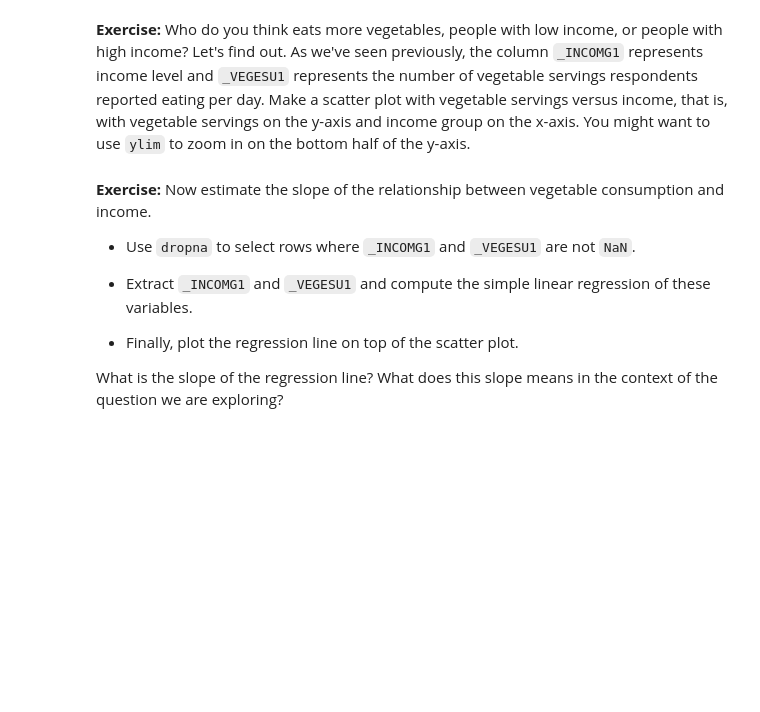
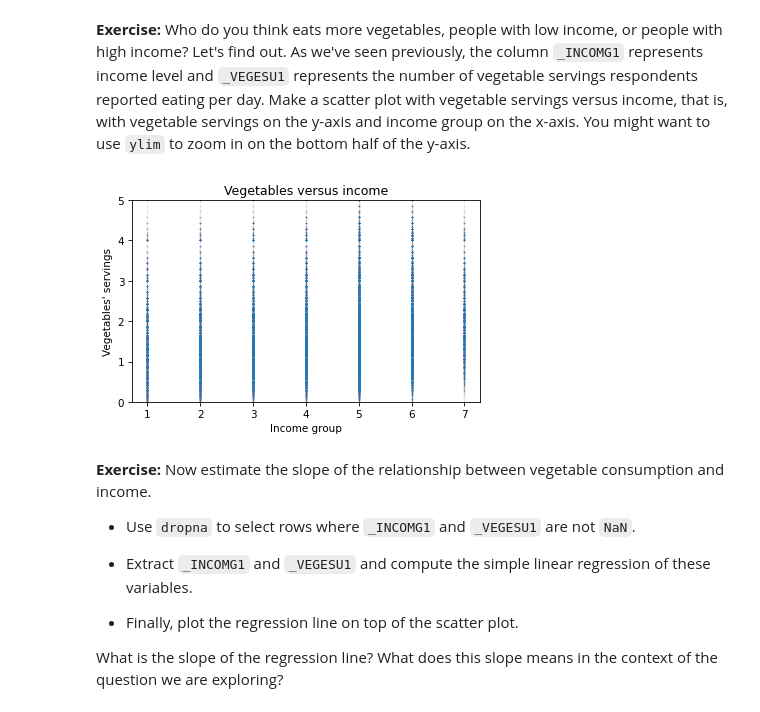
Before and after one commit to davidecaste/elem_data_analysis, a Jupyter notebook: 09_relationships.ipynb, the cells around one changed output. Saved outputs shown, nothing was run; the diff lists cells and outputs as text; code cells hidden in the pictures; blank space fills up the shorter version.

```diff
--- a/09_relationships.ipynb
+++ b/09_relationships.ipynb
@@ -838,3 +858,18 @@ You might want to use `ylim` to zoom in on the bottom half of the y-axis.
+# %%
+# Solution goes here
+
+income = brfss['_INCOMG1']
+veges = brfss['_VEGESU1']
+
+plt.plot(income, veges, 'o',
+         alpha=0.01, markersize=0.5)
+
+plt.ylabel("Vegetables' servings")
+plt.ylim([0,5])
+plt.xlabel('Income group')
+plt.title('Vegetables versus income');
+# %% [output]
+[figure, added]
 # %% [markdown]
 **Exercise:** Now estimate the slope of the relationship between vegetable consumption and income.
 
```
Also changed, not shown: parts of 17 cells of this notebook.
